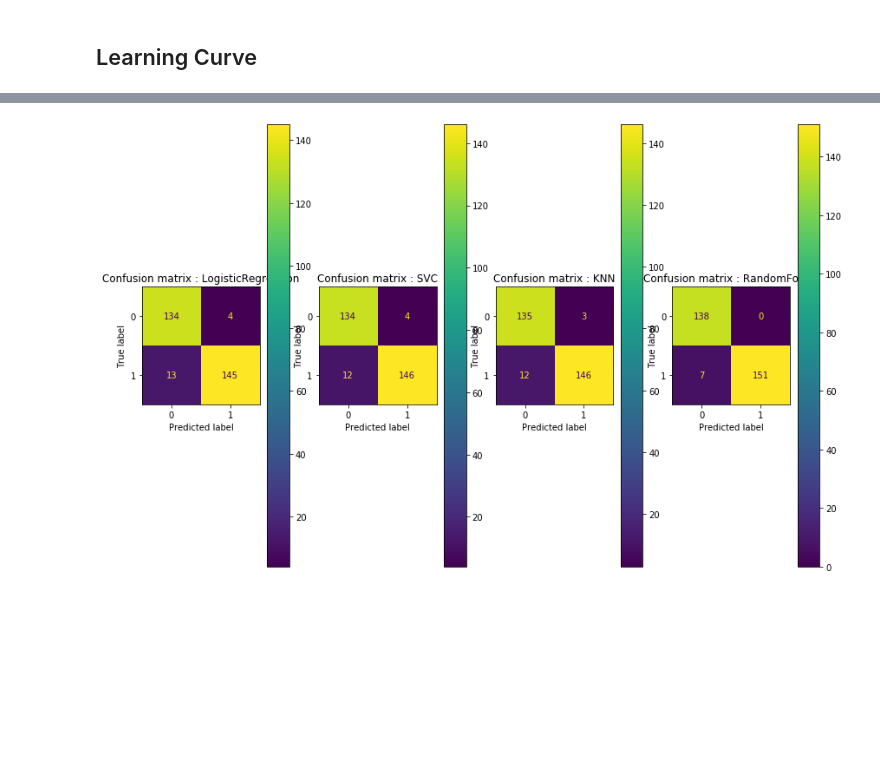
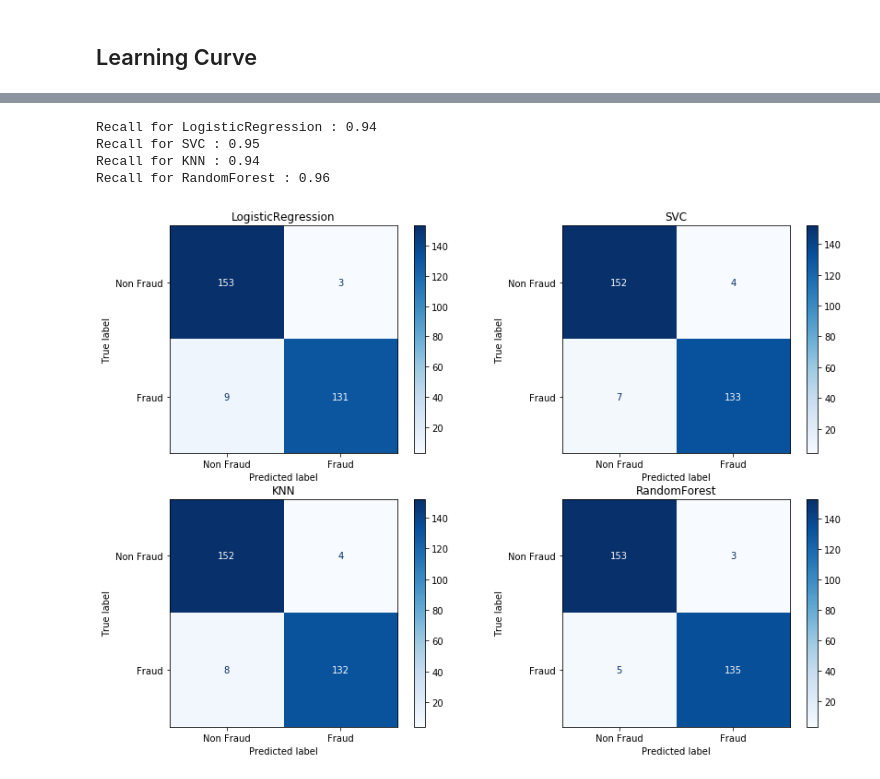
Before and after one commit to valentin-fngr/Fraud-Detection, a Jupyter notebook: Fraud Detection.ipynb, the cells around one changed output, grey strips where cells are left out. Cells and saved outputs as stored; diff of their text form; code cells hidden in the pictures; blank space fills up the shorter version.

```diff
--- a/Fraud Detection.ipynb
+++ b/Fraud Detection.ipynb
@@ -741,8 +681,16 @@ for i,clf in enumerate(best_estimators):
-# %%
-f, ax = plt.subplots(1,len(best_estimators), figsize=(14,10))
-for i, clf in enumerate(best_estimators):
-    estimator = best_estimators[clf]
-    ax[i].set_title(f"Confusion matrix : {clf}")
-    plot_confusion_matrix(estimator, X_under_test, y_under_test, ax=ax[i])
-# %% [output]
-[figure, removed]
+# %%
+#Prediction on undersampled data
+f, axes  = plt.subplots(2,2, figsize=(14,10))
+for clf, ax in zip(best_estimators, axes.flatten()):
+    predictions = best_estimators[clf].predict(X_under_test)
+    print(f"Recall for {clf} : {round(recall_score(y_under_test,predictions),2)}")
+
+    estimator = best_estimators[clf]
+    plot_confusion_matrix(estimator, X_under_test, y_under_test, ax=ax, cmap='Blues', display_labels=["Non Fraud", "Fraud"])
+    ax.title.set_text(clf)
+# %% [output]
+Recall for LogisticRegression : 0.94
+Recall for SVC : 0.95
+Recall for KNN : 0.94
+Recall for RandomForest : 0.96
+[figure, added]
```
Also changed, not shown: parts of 14 cells of this notebook, 7 other files.
